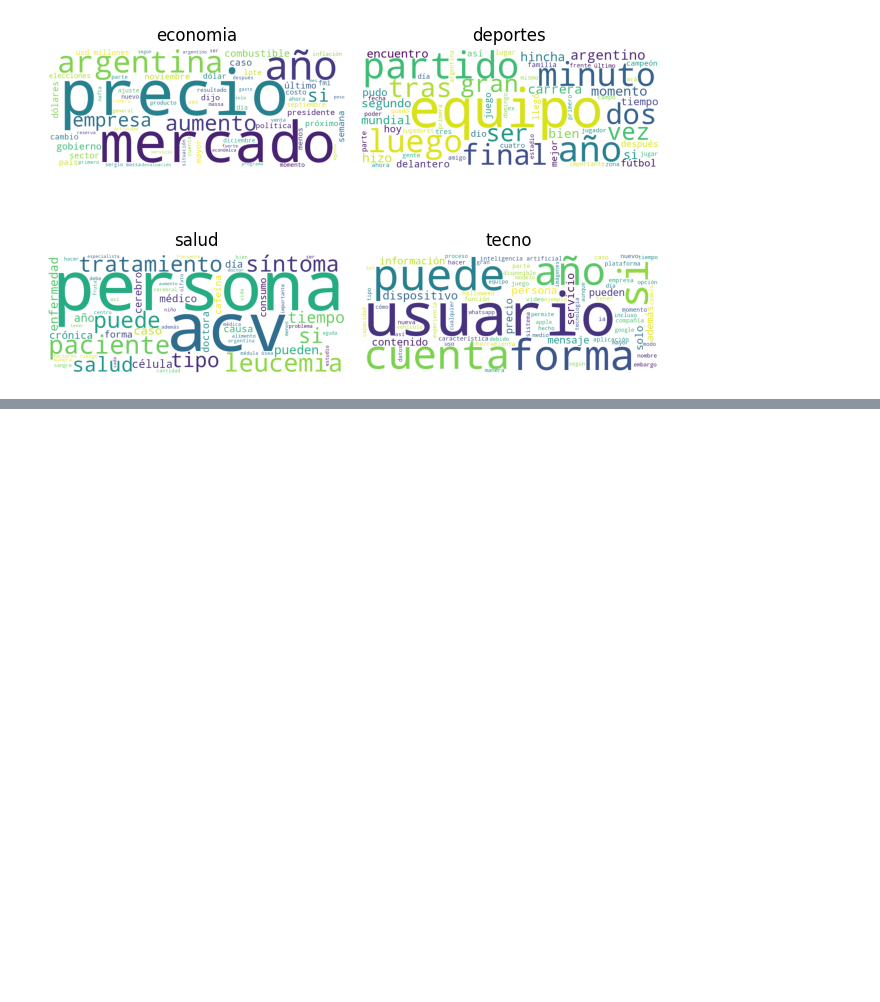
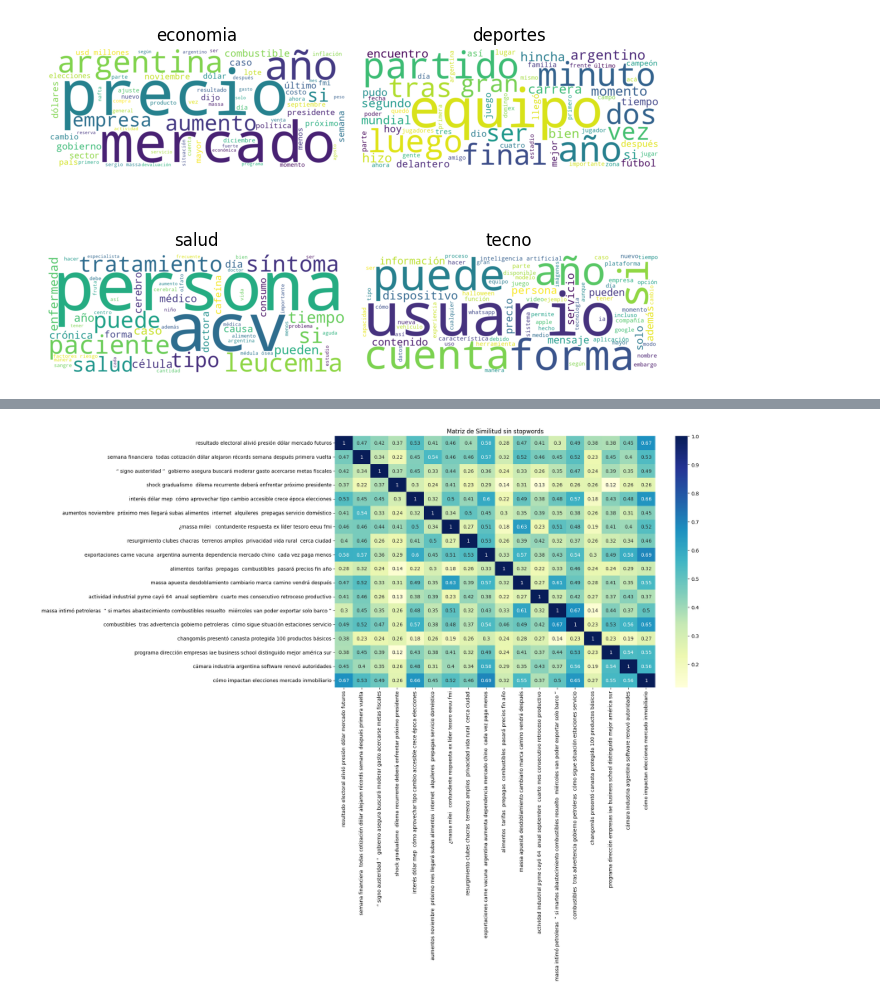
Before and after one commit to GuidoLorenzetti/TUIA-NLP-TP, a Jupyter notebook: Informe.ipynb, the cells around one changed output, grey strips where cells are left out. Drawn from its saved outputs; the diff is of its cells as text; code cells hidden in the pictures; blank space fills up the shorter version.

```diff
--- a/Informe.ipynb
+++ b/Informe.ipynb
@@ -119,0 +149,4 @@ año: 32
+# %%
+heatmap_sim(title_filtrado, "Matriz de Similitud sin stopwords")
+# %% [output]
+[figure, added]
```
Also changed, not shown: parts of 12 cells of this notebook, 4 other files.
